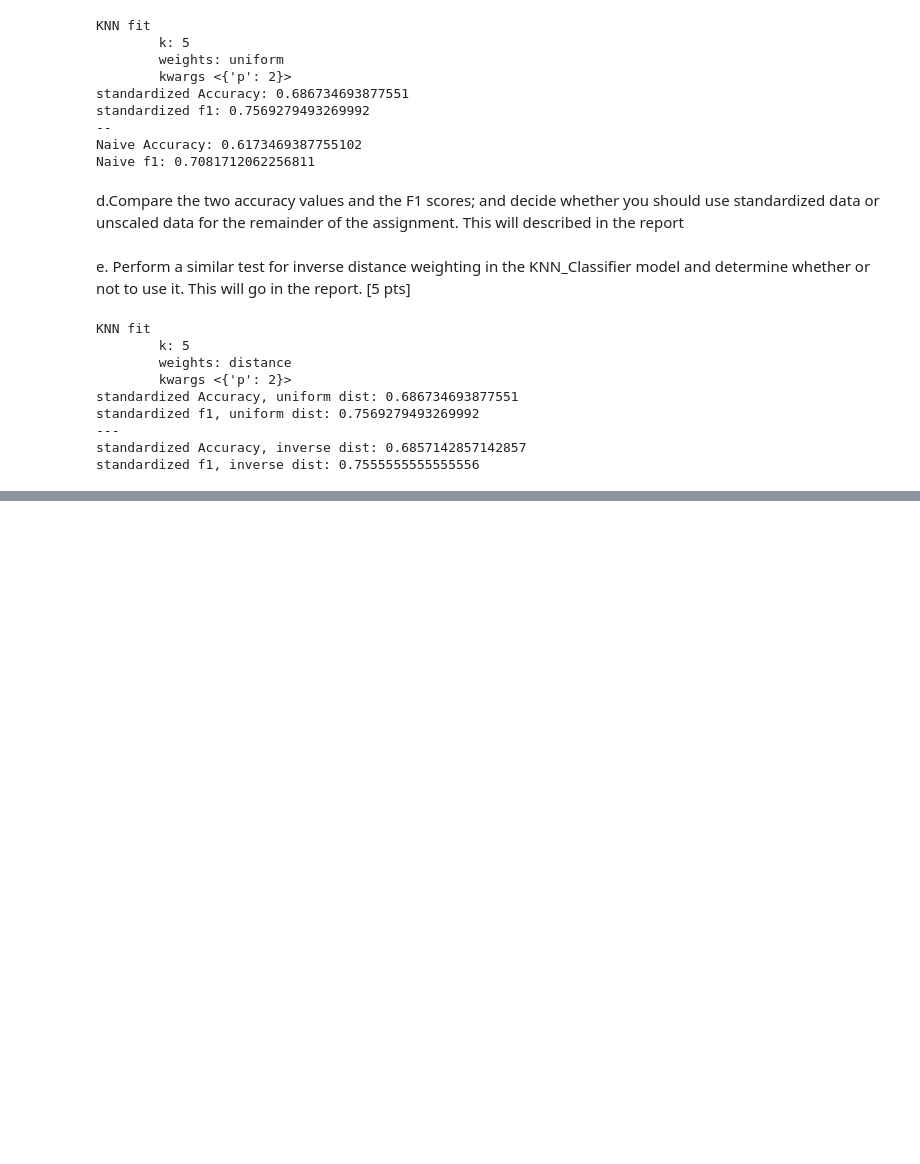
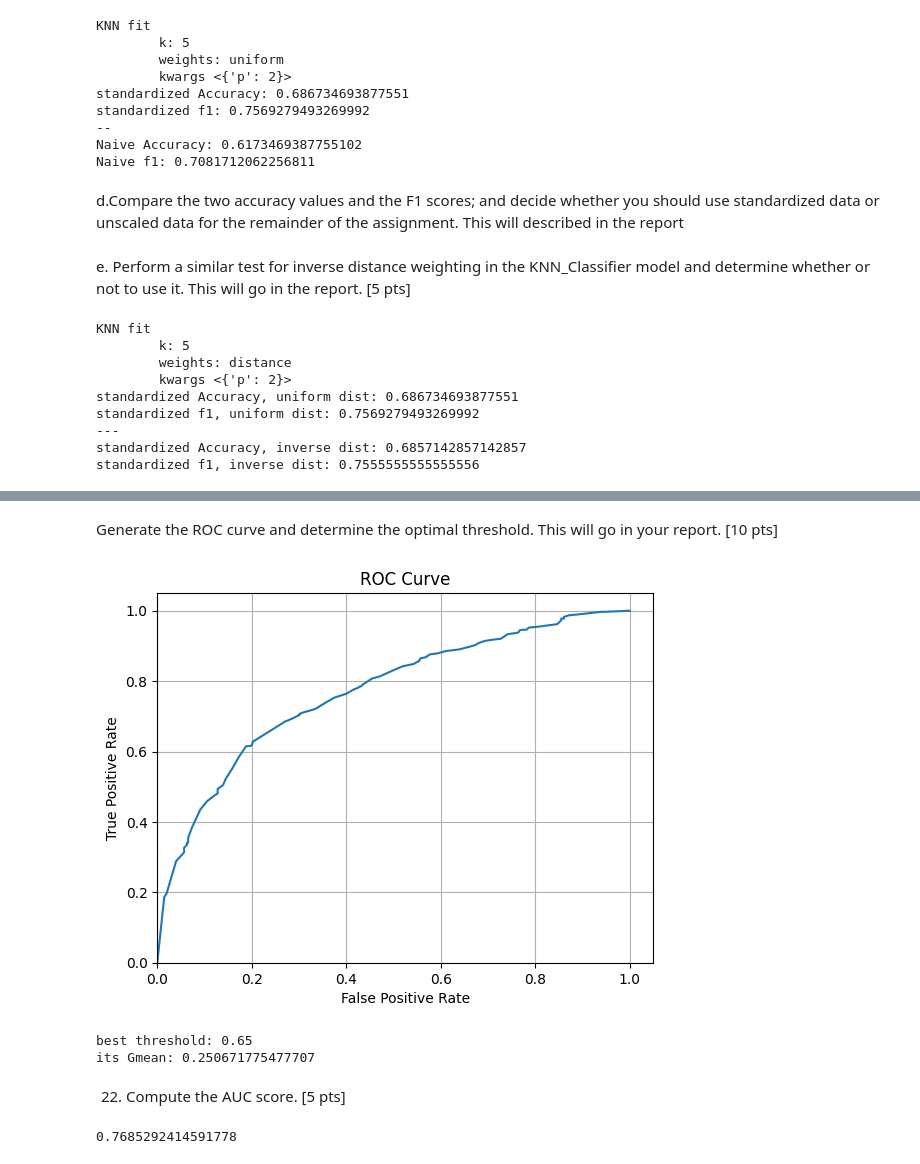
Before and after one commit to DanielYakubov/KNN, a Jupyter notebook: yakubov_daniel_assignment1.ipynb, the cells around one changed output, grey strips where cells are left out. Saved outputs shown, nothing was run; the diff lists cells and outputs as text; code cells hidden in the pictures; blank space fills up the shorter version.

Commit message:
done, cleaning needed

```diff
--- a/yakubov_daniel_assignment1.ipynb
+++ b/yakubov_daniel_assignment1.ipynb
@@ -171,7 +171,8 @@ def generate_roc_curve(gold_labels, scores, show_graph=True):
     """
     assert isinstance(show_graph, bool), "show_graph is either True or False"
 
-    thresholds = sorted(scores) # the thresholds really only need to be the scores that we know exist
+    # making a thresholds search space
+    thresholds = np.arange(0.0, 1.02, 0.01) # 1.02 because it goes to 1.01, needed because I used >= later
     fprs, tprs = np.zeros(len(thresholds)), np.zeros(len(thresholds))
     for i, t in enumerate(thresholds):
         preds = np.array([1 if score >= t else 0 for score in scores]) # making an array of predictions with threshold t
@@ -184,6 +185,8 @@ def generate_roc_curve(gold_labels, scores, show_graph=True):
         plt.xlabel('False Positive Rate')
         plt.ylabel('True Positive Rate')
         plt.plot(fprs, tprs)
+        plt.ylim(ymin=0)
+        plt.xlim(xmin=0)
         plt.grid()
         plt.show()
 
@@ -324,7 +327,7 @@ class KNN_Classifier():
         # creating container for labels
         preds = np.zeros((len(X)),dtype=int)
         # creating a container for probablility scores, an attr of the class
-        self.probability_score = np.zeros((len(X)),dtype=float)
+        self.probability_scores = np.zeros((len(X)),dtype=float)
         # iterating through every new data point
         for i, x in enumerate(X):
 
@@ -339,18 +342,24 @@ class KNN_Classifier():
                 labels, dists = zip(*closest)
                 decision = 1 if sum(labels)/self.k >= 0.5 else 0
                 # saving probability score
-                self.probability_score[i] = sum(labels)/self.k
+                self.probability_scores[i] += sum(labels)/self.k
+                print(sum(labels/self.k))
 
             else: # inverse of distance
                 label_scores = np.zeros(2) # this will store the values for each label
                 for label, dist in closest:
                     # adding the inverse weight of each point to the scores
-                    label_scores[label] += 1/dist
+                    label_scores[label] += 1/dist if dist != 0 else 0 # 0 is an edge case
                 # the decision is the index with higher score
                 decision = 0 if label_scores[0]>label_scores[1] else 1
-
+                # saving the probability of the positive class only (and converting vals to probs)
+                self.probability_scores[i] = label_scores[1] / sum(label_scores)
+                if np.isnan(self.probability_scores[i]):
+                    print(dist)
+                    print(label_scores)
             # storing decision
             preds[i] = decision
+        #returning as a column vector
         return preds.transpose()
 # %% [markdown]
 ### Part B: Data Processing
@@ -785,0 +751,3 @@ KNN fit
+# %%
+min_error_run = max(returned_dicts, key=lambda x: x[1]['avg_error'])
+print(min_error_run)
@@ -785,0 +802,34 @@ KNN fit
+# %% [markdown]
+Generate the ROC curve and determine the optimal threshold. This will go in your report.
+[10 pts]
+# %%
+#generate curve
+fprs, tprs, thresholds = generate_roc_curve(y_test, KNN.probability_scores, show_graph=True)
+
+
+def _calc_best_gmean(fprs, tprs, thresholds):
+    # small helper to get best gmean
+    best_gmean = -1 #starting at neg 1 to ensure something is better than it
+    for fpr, tpr, t in zip(fprs, tprs, thresholds):
+        # to be as explicit as possible...
+        specificity = 1-fpr
+        sensitivity = tpr
+        gmean = (specificity*sensitivity)**1/2
+        if gmean > best_gmean:
+            best_gmean = gmean
+            threshold = t
+    return best_gmean, threshold
+
+best_gmean, best_threshold = _calc_best_gmean(fprs, tprs, thresholds)
+print("best threshold:", best_threshold)
+print("its Gmean:", best_gmean)
+# %% [output]
+[figure, added]
+best threshold: 0.65
+its Gmean: 0.250671775477707
+# %% [markdown]
+22) Compute the AUC score. [5 pts]
+# %%
+compute_auc_roc(y_test, KNN.probability_scores)
+# %% [output]
+0.7685292414591778
```
Also changed, not shown: parts of 20 cells of this notebook.
